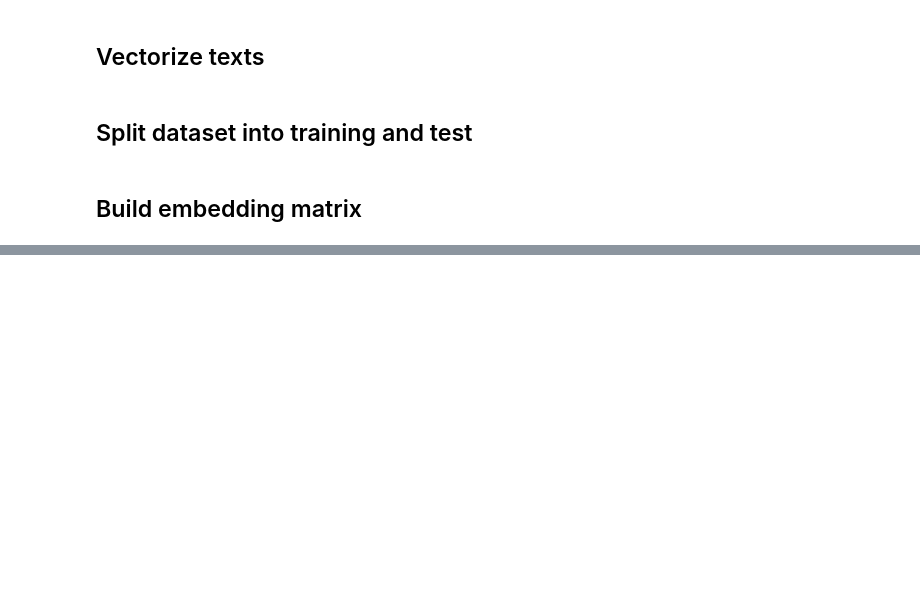
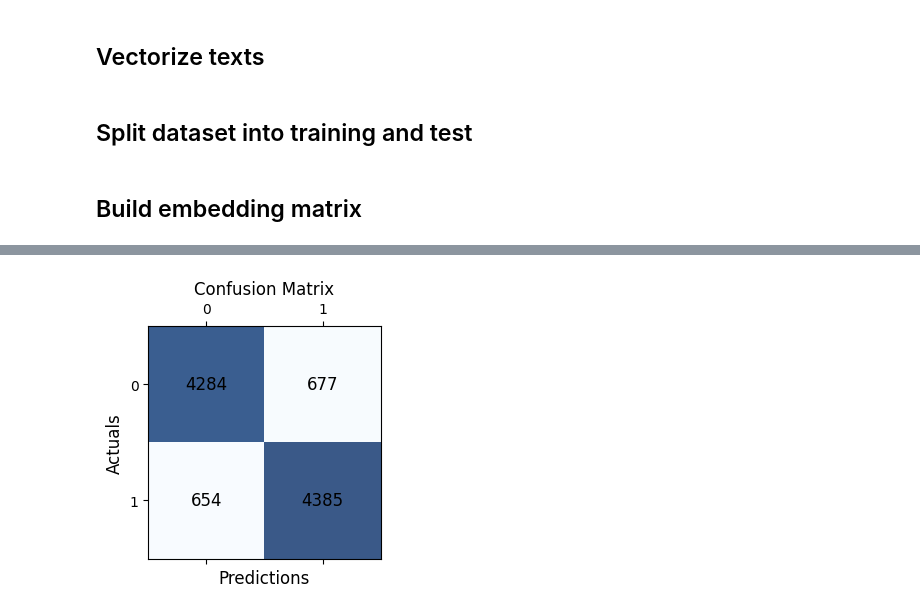
Before and after one commit to armadrigal/movie-review-opinion-analysis-and-language-detection, a Jupyter notebook: Opinion Analysis French.ipynb, the cells around one changed output, grey strips where cells are left out. Drawn from its saved outputs; the diff is of its cells as text; code cells hidden in the pictures; blank space fills up the shorter version.

```diff
--- a/Opinion Analysis French.ipynb
+++ b/Opinion Analysis French.ipynb
@@ -209,0 +480,3 @@ NameError: name 'indexes' is not defined
+# %%
+model_cnn = load_model("./API/Models/model_cnn_fr.h5")
+y_pred_cnn = np.round(model_cnn.predict(X_test).T).astype(int)[0]
@@ -209,0 +485,4 @@ NameError: name 'indexes' is not defined
+# %%
+plot_confusion_matrix(y_test, y_pred_cnn)
+# %% [output]
+[figure, added]
```
Also changed, not shown: parts of 37 cells of this notebook.
